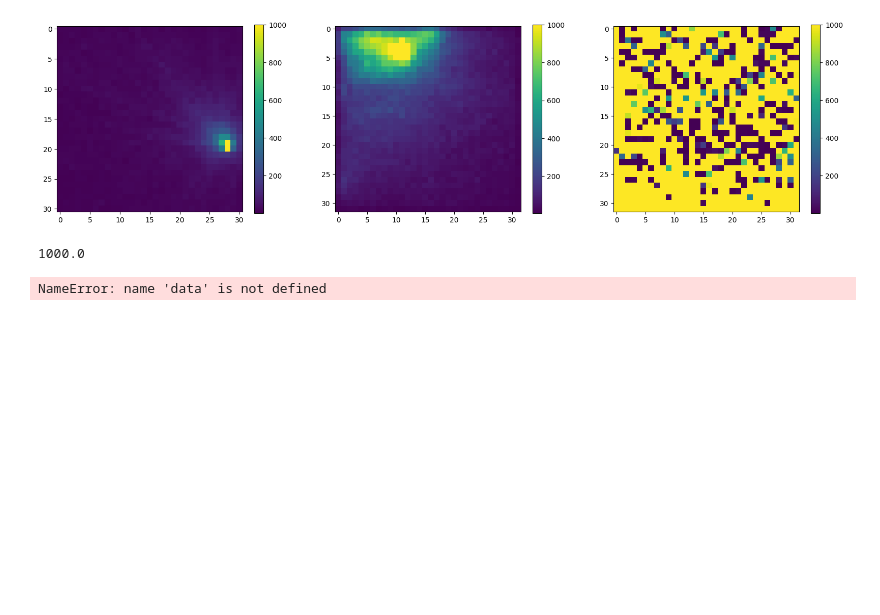
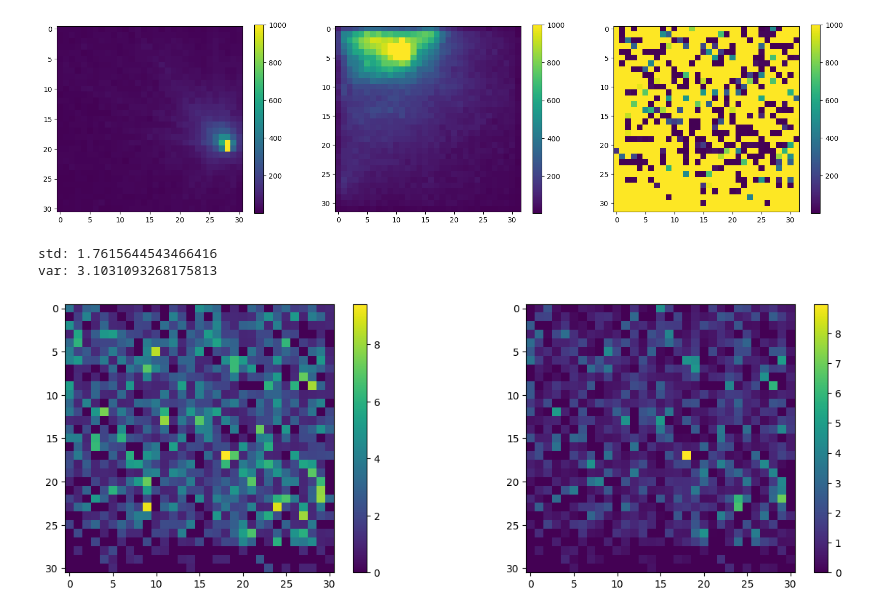
Before and after one commit to chiappo98/blinded_cameras, a Jupyter notebook: preprocessing.ipynb, the cells around one changed output. Saved outputs shown, nothing was run; the diff lists cells and outputs as text; code cells hidden in the pictures; blank space fills up the shorter version.

```diff
--- a/preprocessing.ipynb
+++ b/preprocessing.ipynb
@@ -23,7 +26,7 @@ data_path = './blind_cameras_dataset'
 #neutrino-01 path: '/storage/gpfs_data/neutrino/SAND-LAr/SAND-LAr-OPTICALSIM-PROD/GRAIN/blindcam/data'
 
 # Load Data
-with open(data_path+'/simulation_0.npy', 'rb') as a:    #'+str(sim_num)+'
+with open(data_path+'/simulation_1.npy', 'rb') as a:    #'+str(sim_num)+'
     data_in_0 = np.load(a)
 with open(data_path+'/simulation_1.npy', 'rb') as b:    #'+str(sim_num)+'
     data_in_1 = np.load(b)
@@ -31,7 +34,7 @@ with open(data_path+'/simulation_25.npy', 'rb') as c:    #'+str(sim_num)+'
     data_in_2 = np.load(c)
 
 # Load MC Truth
-with open(data_path+'/inner_ph_0.npy', 'rb') as e:      #'+str(sim_num)+'
+with open(data_path+'/inner_ph_1.npy', 'rb') as e:      #'+str(sim_num)+'
     inner_ph_in_0 = np.load(e)
 with open(data_path+'/inner_ph_1.npy', 'rb') as f:      #'+str(sim_num)+'
     inner_ph_in_1 = np.load(f)
@@ -179,12 +185,22 @@ fig.set_figwidth(20)
 (108,) (108,)
 (2331191,) (2331191,)
 [figure]
-# %%
-np.max(data_in_00)
-# %% [output]
-1000.0
-# %%
-plt.hist(data.reshape(-1,1),100)
-plt.yscale('log')
-# %% [output]
-NameError: name 'data' is not defined
+# %%
+evn = 10
+cam = 180
+
+fig, ax = plt.subplots(1,2)
+matrix0 = ax[0].imshow(data_in_00[(evn0[evn],cam0[cam])].reshape(side_length_0, side_length_0))
+fig.colorbar(matrix0)
+
+matrix1 = ax[1].imshow(MinMaxScaler().fit_transform(np.gradient(data_in_00[(evn0[evn],cam0[cam])]).reshape(side_length_0, side_length_0))*data_in_00[(evn0[evn],cam0[cam])].reshape(side_length_0, side_length_0))
+fig.colorbar(matrix1)
+
+fig.set_figwidth(15)
+
+print('std:', np.std(data_in_00[(evn0[evn],cam0[cam])]))
+print('var:', np.var(data_in_00[(evn0[evn],cam0[cam])]))
+# %% [output]
+std: 1.7615644543466416
+var: 3.1031093268175813
+[figure, added]
```
Also changed, not shown: parts of 6 cells of this notebook, 2 other files.
